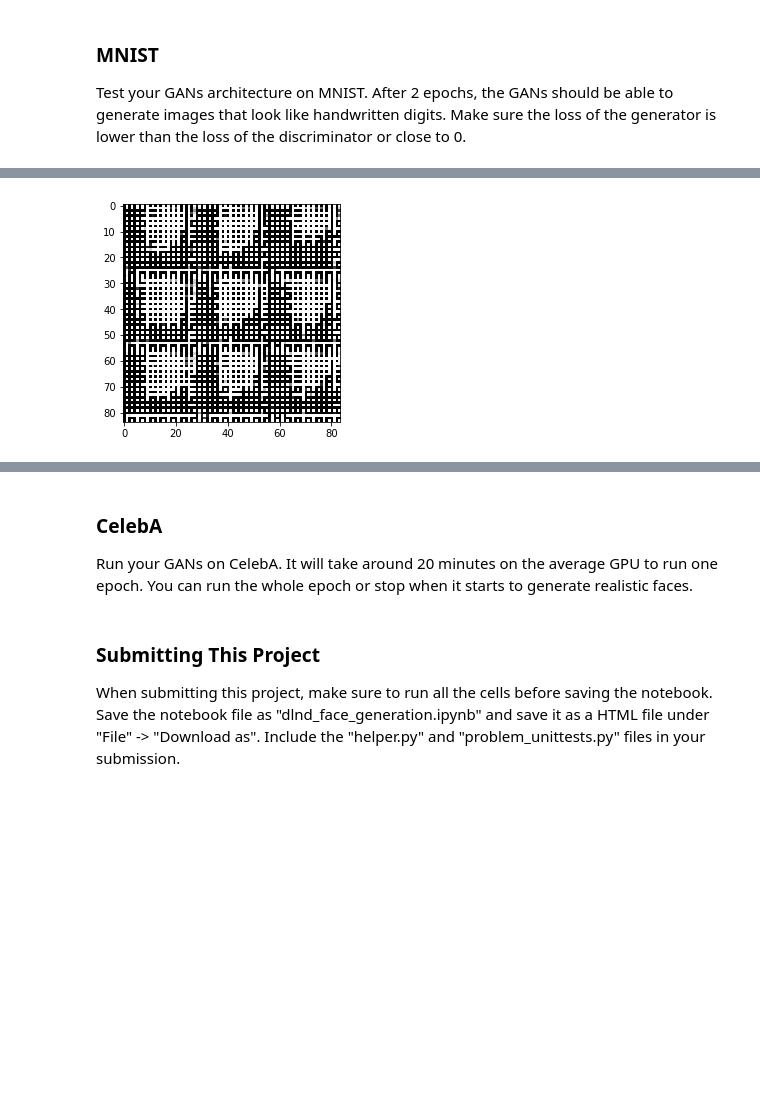
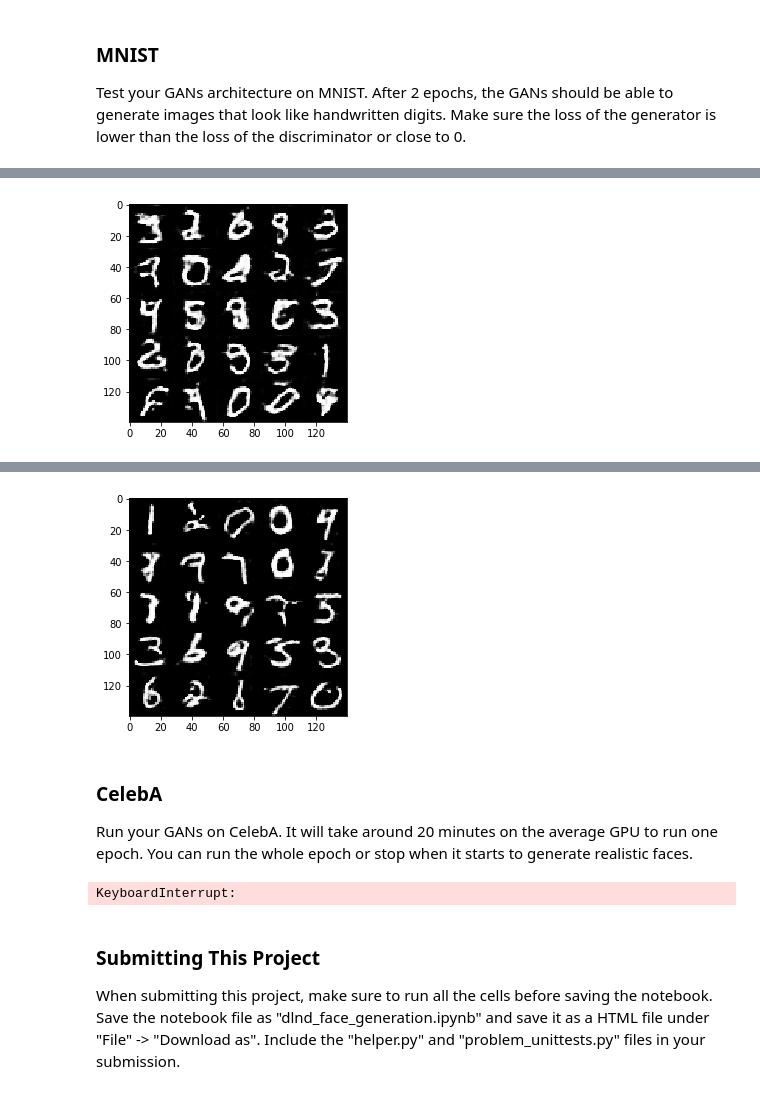
Before and after one commit to foxhlchen/DLND-P5, a Jupyter notebook: dlnd_face_generation.ipynb, the cells around one changed output, grey strips where cells are left out. Drawn from its saved outputs; the diff is of its cells as text; code cells hidden in the pictures; blank space fills up the shorter version.

```diff
--- a/dlnd_face_generation.ipynb
+++ b/dlnd_face_generation.ipynb
@@ -190,23 +190,22 @@ def generator(z, out_channel_dim, is_train=True):
     with tf.variable_scope('generator', reuse=reuse):
         alpha = 0.01
 
-        x = tf.layers.dense(z, 7*7*256)
-        x = tf.reshape(x, (-1, 7, 7, 256))
+        x = tf.layers.dense(z, 7*7*128)
+        x = tf.reshape(x, (-1, 7, 7, 128))
         x = tf.layers.batch_normalization(x, training=is_train)
         x = tf.maximum(alpha * x, x)
 
-        # 7x7x256
-        x = tf.layers.conv2d_transpose(x, 128, 5, strides=2, padding='same')
+        # 7x7x128
+        x = tf.layers.conv2d_transpose(x, 64, 5, strides=1, padding='same')
         x = tf.layers.batch_normalization(x, training=is_train)
         x = tf.maximum(alpha * x, x)
 
-#         # 14x14x256
-#         x = tf.layers.conv2d_transpose(x, 128, 5, strides=2, padding='same')
-#         x = tf.layers.batch_normalization(x, training=is_train)
-#         x = tf.maximum(alpha * x, x)
-        # 28x28x128
+        # 7x7x64
+        x = tf.layers.conv2d_transpose(x, 32, 5, strides=2, padding='same')
+        x = tf.layers.batch_normalization(x, training=is_train)
+        x = tf.maximum(alpha * x, x)
 
-        #14x14x128
+        #14x14x32
         logits = tf.layers.conv2d_transpose(x, out_channel_dim, 5, strides=2, padding='same')
 
         # 28x28xout_dim
@@ -241,7 +240,7 @@ def model_loss(input_real, input_z, out_channel_dim):
     d_model_fake, d_logits_fake = discriminator(g_model, reuse=True)
 
     d_loss_real =  tf.reduce_mean(
-        tf.nn.sigmoid_cross_entropy_with_logits(logits=d_logits_real, labels=tf.ones_like(d_model_real) * 0.9 ))
+        tf.nn.sigmoid_cross_entropy_with_logits(logits=d_logits_real, labels=tf.ones_like(d_model_real) * 1 ))
     d_loss_fake = tf.reduce_mean(
         tf.nn.sigmoid_cross_entropy_with_logits(logits=d_logits_fake, labels=tf.zeros_like(d_model_fake)))
     g_loss = tf.reduce_mean(
@@ -357,6 +356,7 @@ def train(epoch_count, batch_size, z_dim, learning_rate, beta1, get_batches, dat
             for batch_images in get_batches(batch_size):
                 # TODO: Train Model
                 steps += 1
+                batch_images *= 2
                 batch_z = np.random.uniform(-1, 1, size=(batch_size, z_dim))
 
                 # Run optimizers
@@ -364,21 +364,21 @@ def train(epoch_count, batch_size, z_dim, learning_rate, beta1, get_batches, dat
                 _ = sess.run(g_opt, feed_dict={input_real: batch_images, input_z: batch_z, learn_rate: learning_rate})
 
                 if steps % 100 == 0:
-                    train_loss_d = d_loss.eval({input_real: batch_images, input_z: batch_z, learn_rate: learning_rate})
-                    train_loss_g = g_loss.eval({input_real: batch_images, input_z: batch_z, learn_rate: learning_rate})
+                    train_loss_d = d_loss.eval({input_real: batch_images, input_z: batch_z})
+                    train_loss_g = g_loss.eval({input_z: batch_z})
 
                     print("Epoch {}/{} Batch {}...".format(epoch_i+1, epoch_count, steps),
                           "Discriminator Loss: {:.4f}...".format(train_loss_d),
                           "Generator Loss: {:.4f}".format(train_loss_g))
 
-            show_generator_output(sess, 9, input_z, output_dim, data_image_mode)
+            show_generator_output(sess, 25, input_z, output_dim, data_image_mode)
 # %% [markdown]
 ### MNIST
 Test your GANs architecture on MNIST.  After 2 epochs, the GANs should be able to generate images that look like handwritten digits.  Make sure the loss of the generator is lower than the loss of the discriminator or close to 0.
 # %%
-batch_size = 128
-z_dim = 100
-learning_rate = 0.01
+batch_size = 64
+z_dim = 200
+learning_rate = 0.001
 beta1 = 0.5
 
 
@@ -399 +404 @@ Epoch 0/2 Batch 400... Discriminator Loss: 0.3274... Generator Loss: 8.7065
-[figure, old version]
+[figure, new version]
@@ -402,11 +414,12 @@ Epoch 1/2 Batch 200... Discriminator Loss: 0.3258... Generator Loss: 9.2701
+[figure, added]
 # %% [markdown]
 ### CelebA
 Run your GANs on CelebA.  It will take around 20 minutes on the average GPU to run one epoch.  You can run the whole epoch or stop when it starts to generate realistic faces.
 # %%
-batch_size = None
-z_dim = None
-learning_rate = None
-beta1 = None
+batch_size = 64
+z_dim = 100
+learning_rate = 0.01
+beta1 = 0.5
 
 
 """
@@ -418,6 +431,8 @@ celeba_dataset = helper.Dataset('celeba', glob(os.path.join(data_dir, 'img_align
 with tf.Graph().as_default():
     train(epochs, batch_size, z_dim, learning_rate, beta1, celeba_dataset.get_batches,
           celeba_dataset.shape, celeba_dataset.image_mode)
+# %% [output]
+KeyboardInterrupt:
 # %% [markdown]
 ### Submitting This Project
 When submitting this project, make sure to run all the cells before saving the notebook. Save the notebook file as "dlnd_face_generation.ipynb" and save it as a HTML file under "File" -> "Download as". Include the "helper.py" and "problem_unittests.py" files in your submission.
```
Also changed, not shown: parts of 4 cells of this notebook.
